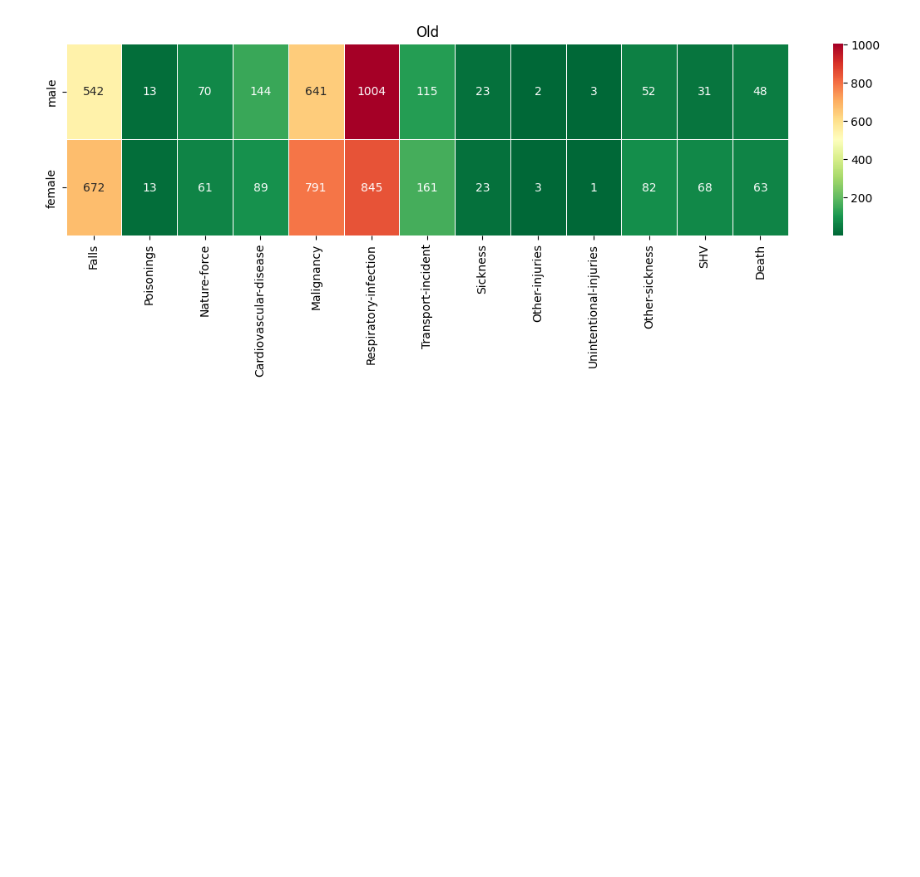
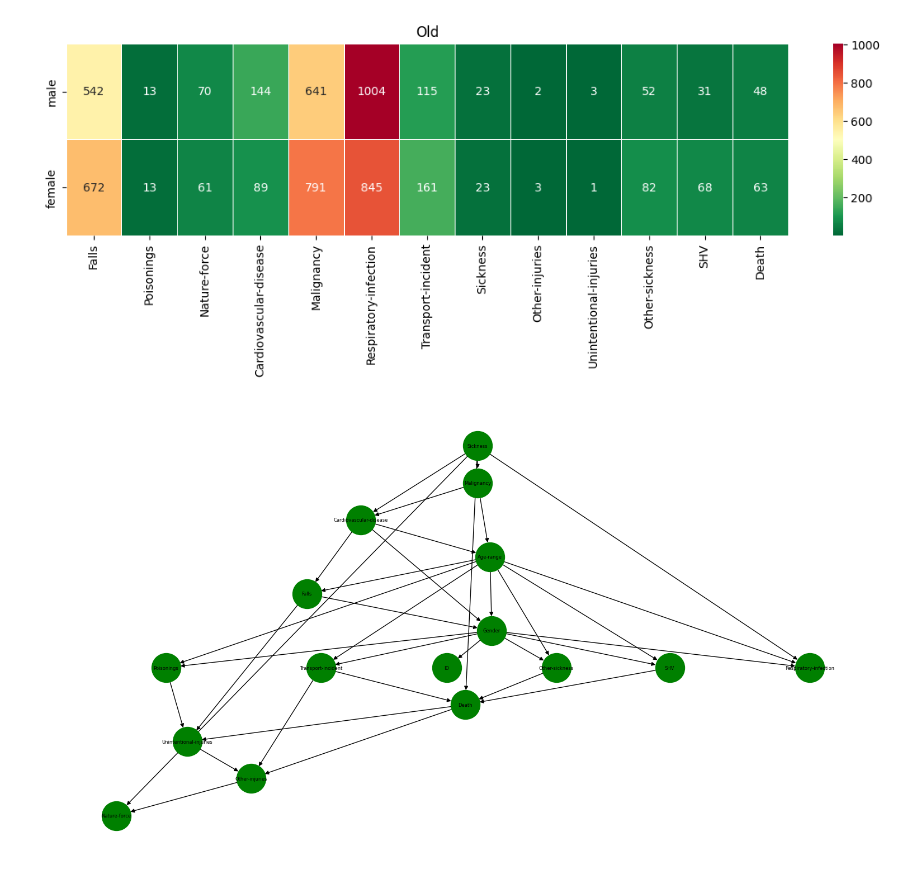
Before and after one commit to AndreaZecca/ByeBayes, a Jupyter notebook: project.ipynb, the cells around one changed output. Saved outputs shown, nothing was run; the diff lists cells and outputs as text; code cells hidden in the pictures; blank space fills up the shorter version.

```diff
--- a/project.ipynb
+++ b/project.ipynb
@@ -121,0 +113,9 @@ print()
+# %%
+estimator = HillClimbSearch(dataset.drop(np.arange(500,10000,9500)))
+
+hillclimb_model = estimator.estimate(
+    scoring_method=BDsScore(dataset) )
+hillclimb_model = BayesianNetwork(hillclimb_model)
+draw_graph(hillclimb_model)
+# %% [output]
+[figure, added]
```
Also changed, not shown: parts of 5 cells of this notebook.
